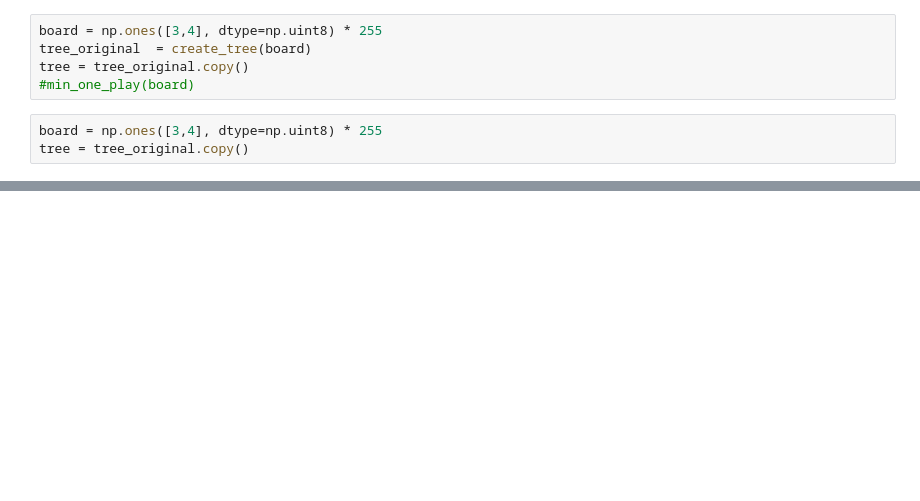
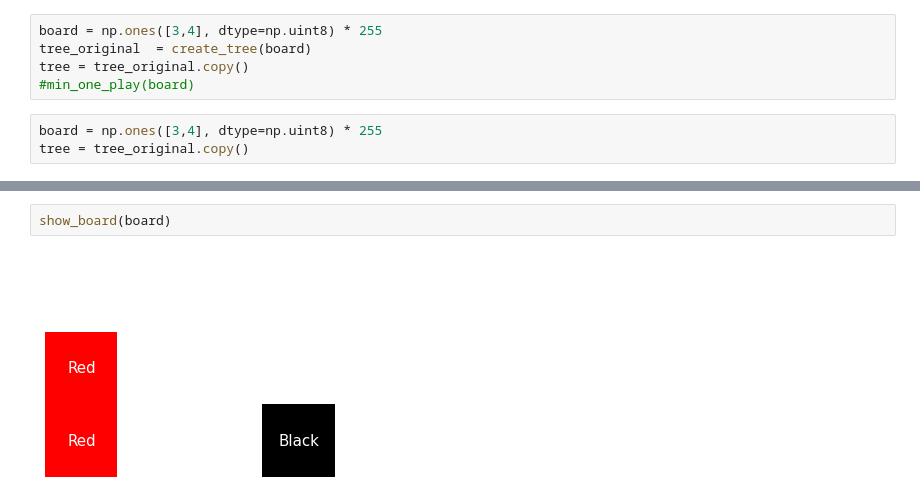
Before and after one commit to CarlosPena00/N-Puzzle-Solver, a Jupyter notebook: Adversarial-Search/Connect-3.ipynb, the cells around one changed output, grey strips where cells are left out. Saved outputs shown, nothing was run; the diff lists cells and outputs as text; blank space fills up the shorter version.

```diff
--- a/Adversarial-Search/Connect-3.ipynb
+++ b/Adversarial-Search/Connect-3.ipynb
@@ -232,0 +305,4 @@ Black Wins!
+# %%
+show_board(board)
+# %% [output]
+[figure, added]
```
Also changed, not shown: parts of 13 cells of this notebook.
